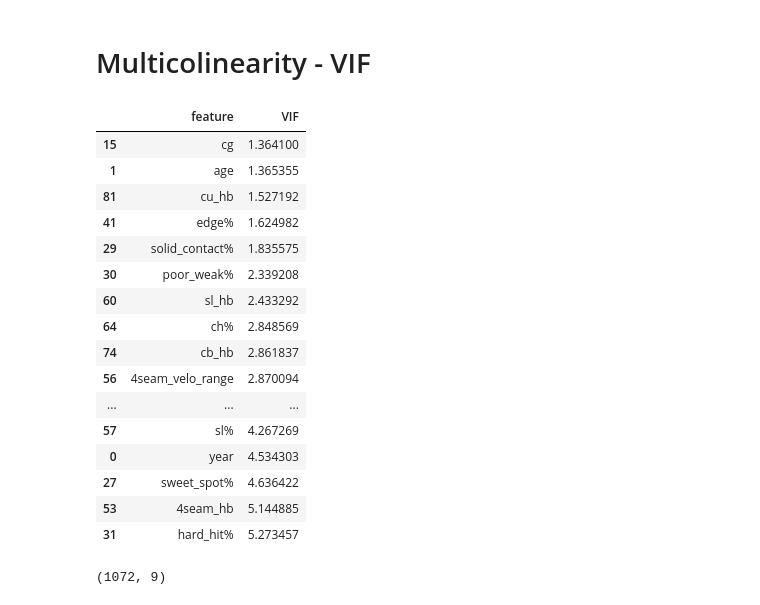
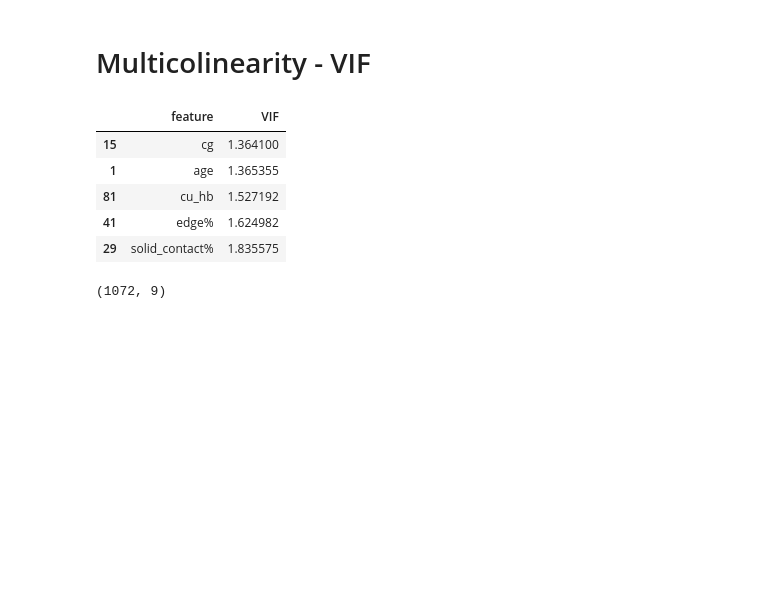
Before and after one commit to anthonyzurke/sabermetrics, a Jupyter notebook: code/pitch-modeling.ipynb, the cells around one changed output. Saved outputs shown, nothing was run; the diff lists cells and outputs as text; code cells hidden in the pictures; blank space fills up the shorter version.

```diff
--- a/code/pitch-modeling.ipynb
+++ b/code/pitch-modeling.ipynb
@@ -55,29 +55,18 @@ pitch_data.head()
 # %%
 vif_data = pd.DataFrame()
 vif_data["feature"] = pitch_data.columns
 
 vif_data["VIF"] = [variance_inflation_factor(pitch_data.values, i)
                           for i in range(len(pitch_data.columns))]
 
-vif_data.sort_values(by = 'VIF').head(20)
+vif_data.sort_values(by = 'VIF').head(5)
 # %% [output]
 |  | feature | VIF |
 | 15 | cg | 1.364100 |
 | 1 | age | 1.365355 |
 | 81 | cu_hb | 1.527192 |
 | 41 | edge% | 1.624982 |
 | 29 | solid_contact% | 1.835575 |
-| 30 | poor_weak% | 2.339208 |
-| 60 | sl_hb | 2.433292 |
-| 64 | ch% | 2.848569 |
-| 74 | cb_hb | 2.861837 |
-| 56 | 4seam_velo_range | 2.870094 |
-| ... | ... | ... |
-| 57 | sl% | 4.267269 |
-| 0 | year | 4.534303 |
-| 27 | sweet_spot% | 4.636422 |
-| 53 | 4seam_hb | 5.144885 |
-| 31 | hard_hit% | 5.273457 |
 # %%
 X = pitch_data[['age', 'edge%', 'poor_weak%', '4seam%',
                 '4seam_velo', 'ch%', 'cb%', 'sl%', 'cu%']]
```
Also changed, not shown: parts of 1 cell of this notebook, 4 other files.
